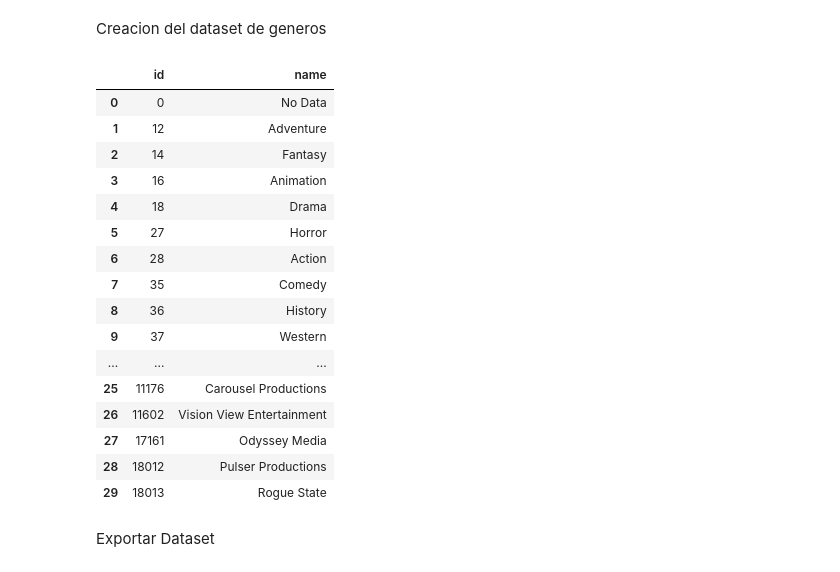
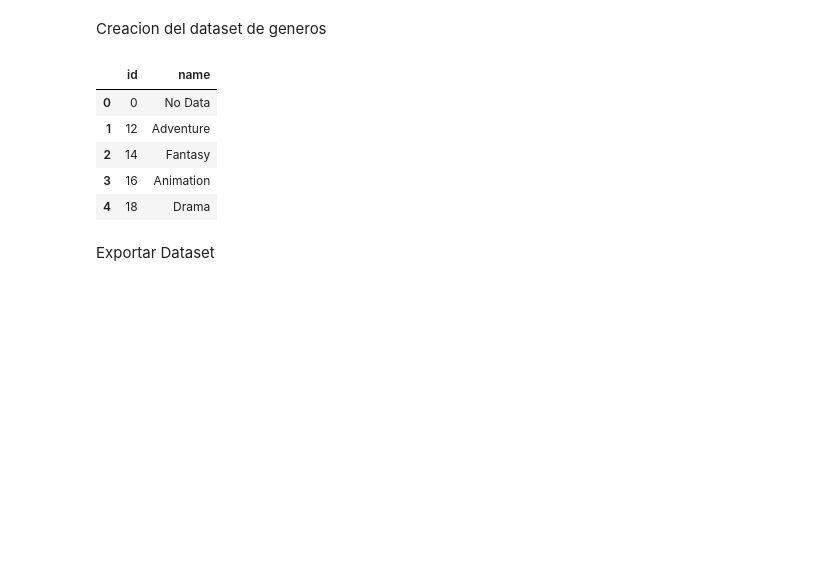
Before and after one commit to alejocampos1/Movies_Recommendation_2024, a Jupyter notebook: Notebooks/transformación_datos.ipynb, the cells around one changed output. Cells and saved outputs as stored; diff of their text form; code cells hidden in the pictures; blank space fills up the shorter version.

```diff
--- a/Notebooks/transformación_datos.ipynb
+++ b/Notebooks/transformación_datos.ipynb
@@ -276,39 +276,28 @@ Creacion del dataset de generos
 # %%
 # Desanidar datos de la columna 'genres'
 df_genres = pd.json_normalize(
     df_movies_new['genres'].apply(ast.literal_eval).explode()
 
     # Eliminar id's duplicados
 ).dropna().drop_duplicates().astype({'id': 'int'}).reset_index(drop=True)
 
 # Crear una nueva fila con id=0 y name="No Data"
 nueva_fila = pd.DataFrame({'id': [0], 'name': ["No Data"]})
 
 # Concatenar la nueva fila al DataFrame df_genres
 df_genres = pd.concat([df_genres, nueva_fila], ignore_index=True)
 
 # Ordenar el DataFrame por la columna 'id'
 df_genres = df_genres.sort_values('id').reset_index(drop=True)
 
-df_genres.head(30)
+df_genres.head(5)
 # %% [output]
 |  | id | name |
 | 0 | 0 | No Data |
 | 1 | 12 | Adventure |
 | 2 | 14 | Fantasy |
 | 3 | 16 | Animation |
 | 4 | 18 | Drama |
-| 5 | 27 | Horror |
-| 6 | 28 | Action |
-| 7 | 35 | Comedy |
-| 8 | 36 | History |
-| 9 | 37 | Western |
-| ... | ... | ... |
-| 25 | 11176 | Carousel Productions |
-| 26 | 11602 | Vision View Entertainment |
-| 27 | 17161 | Odyssey Media |
-| 28 | 18012 | Pulser Productions |
-| 29 | 18013 | Rogue State |
 # %% [markdown]
 Exportar Dataset
 # %%
```
Also changed, not shown: parts of 2 cells of this notebook, 4 other files.
